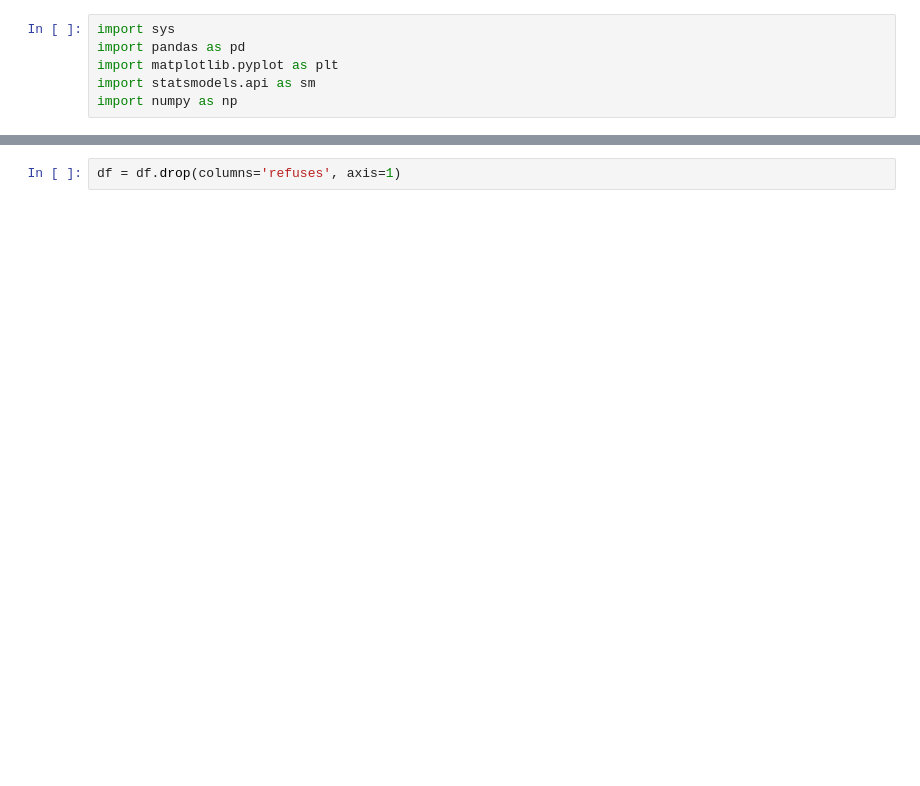
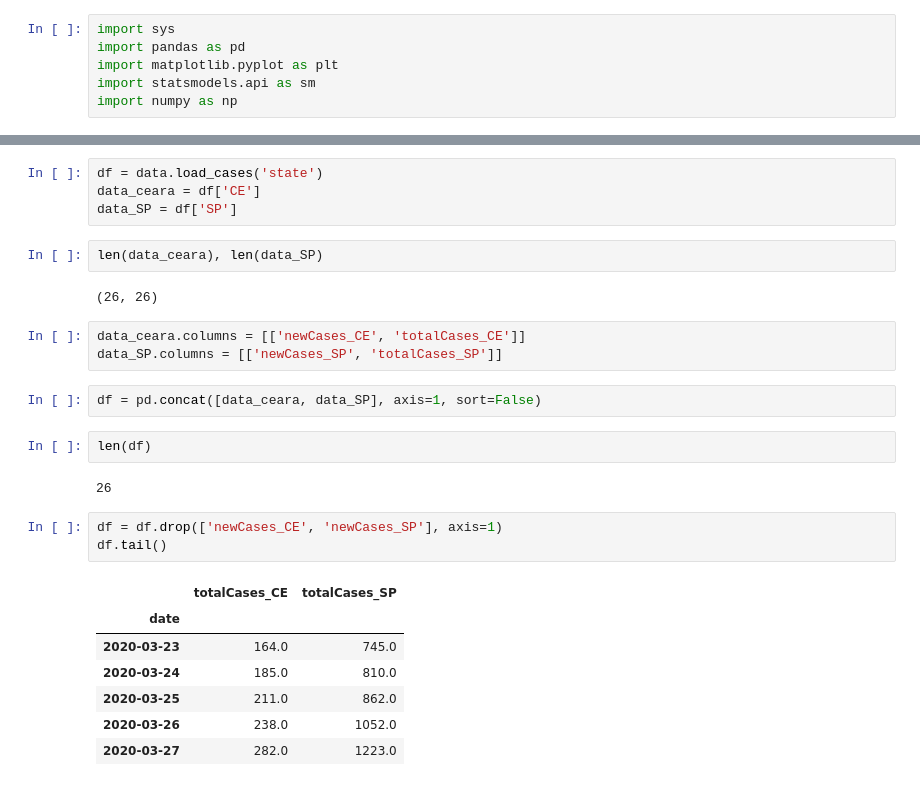
Before and after one commit to 3778/COVID-19, a Jupyter notebook: notebooks/Dados_Ceara.ipynb, the cells around one changed output, grey strips where cells are left out. Cells and saved outputs as stored; diff of their text form; blank space fills up the shorter version.

```diff
--- a/notebooks/Dados_Ceara.ipynb
+++ b/notebooks/Dados_Ceara.ipynb
@@ -88,3 +9,29 @@ df.plot()
+# %%
+df = data.load_cases('state')
+data_ceara = df['CE']
+data_SP = df['SP']
+# %%
+len(data_ceara), len(data_SP)
+# %% [output]
+(26, 26)
+# %%
+data_ceara.columns = [['newCases_CE', 'totalCases_CE']]
+data_SP.columns = [['newCases_SP', 'totalCases_SP']]
+# %%
+df = pd.concat([data_ceara, data_SP], axis=1, sort=False)
+# %%
+len(df)
+# %% [output]
+26
 # %%
-df = df.drop(columns='refuses', axis=1)
+df = df.drop(['newCases_CE', 'newCases_SP'], axis=1)
+df.tail()
+# %% [output]
+|  | totalCases_CE | totalCases_SP |
+| date |  |  |
+| 2020-03-23 | 164.0 | 745.0 |
+| 2020-03-24 | 185.0 | 810.0 |
+| 2020-03-25 | 211.0 | 862.0 |
+| 2020-03-26 | 238.0 | 1052.0 |
+| 2020-03-27 | 282.0 | 1223.0 |
 # %%
```
Also changed, not shown: parts of 15 cells of this notebook.
